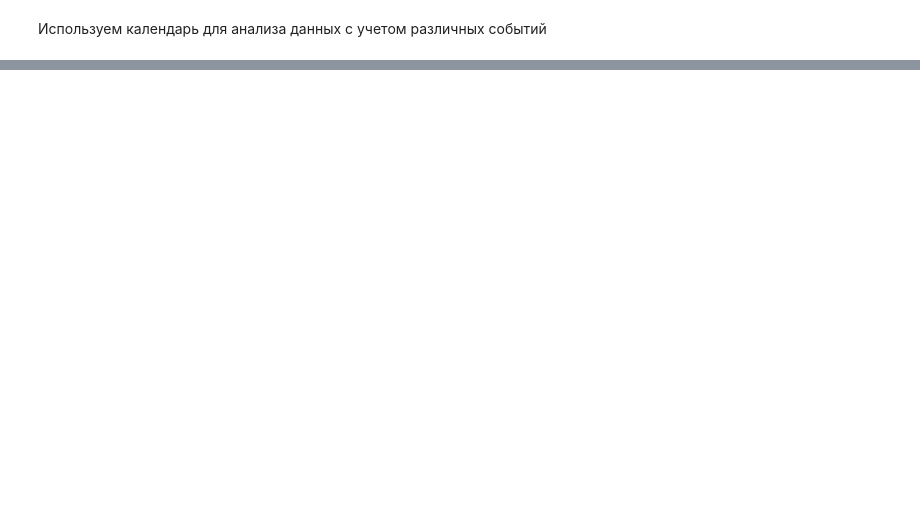
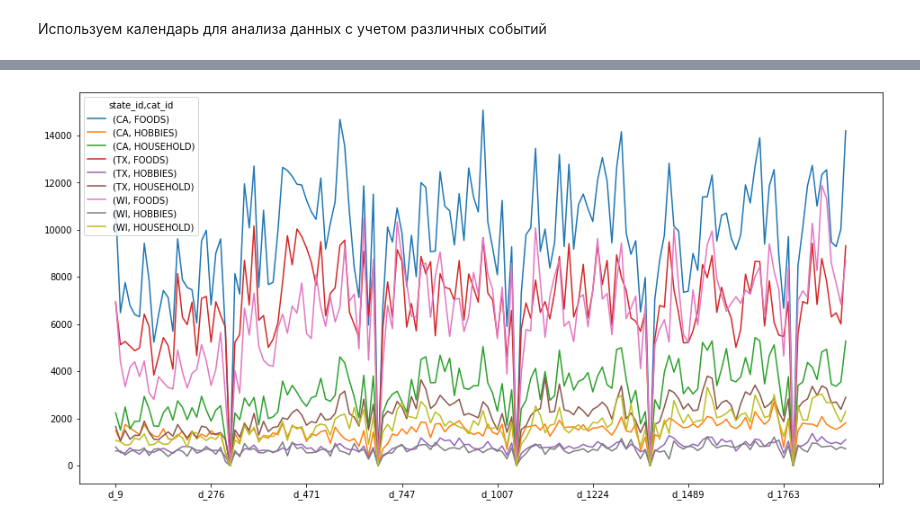
Before and after one commit to tarasovnm/m5_forecasting, a Jupyter notebook: notebooks/1. EDA.ipynb, the cells around one changed output, grey strips where cells are left out. Cells and saved outputs as stored; diff of their text form; code cells hidden in the pictures; blank space fills up the shorter version.

```diff
--- a/notebooks/1. EDA.ipynb
+++ b/notebooks/1. EDA.ipynb
@@ -349 +351,6 @@ sales_df.sample(5)
 5 rows × 1920 columns
+# %%
+events_days = pd.concat([sales_df.loc[:, :'state_id'],
+                         sales_df[calendar_df[:1913][~calendar_df.event_type_1[:1913].isna()].d]],
+                       axis = 1)
+events_days.sample(5)
@@ -349,0 +378,4 @@ sales_df.sample(5)
+# %%
+events_days.groupby(['state_id', 'cat_id']).sum().T.plot(subplots=False, figsize=(16, 8));
+# %% [output]
+[figure, added]
```
Also changed, not shown: parts of 46 cells of this notebook.
